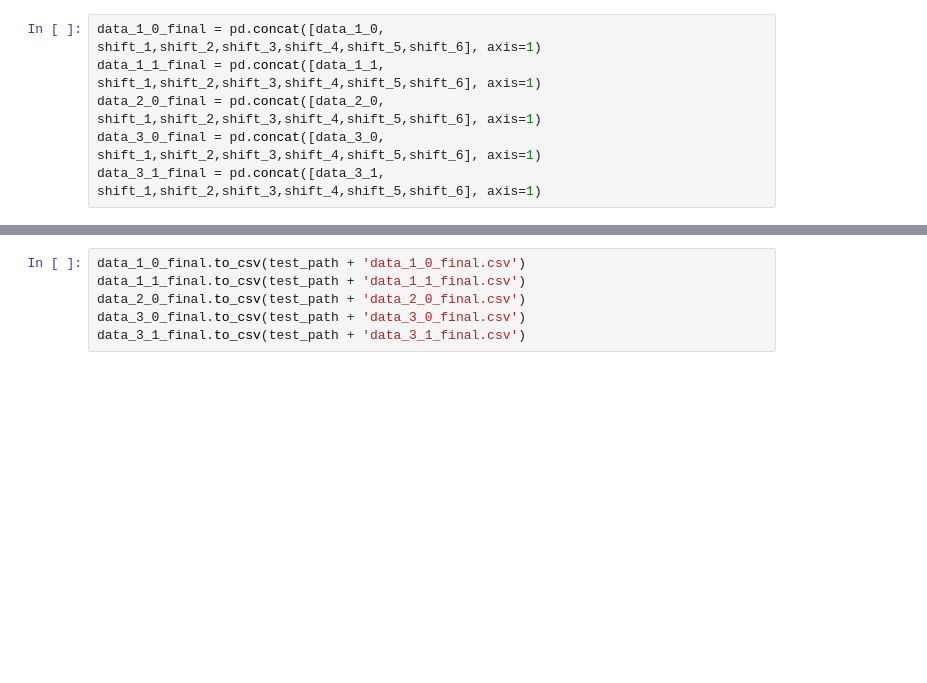
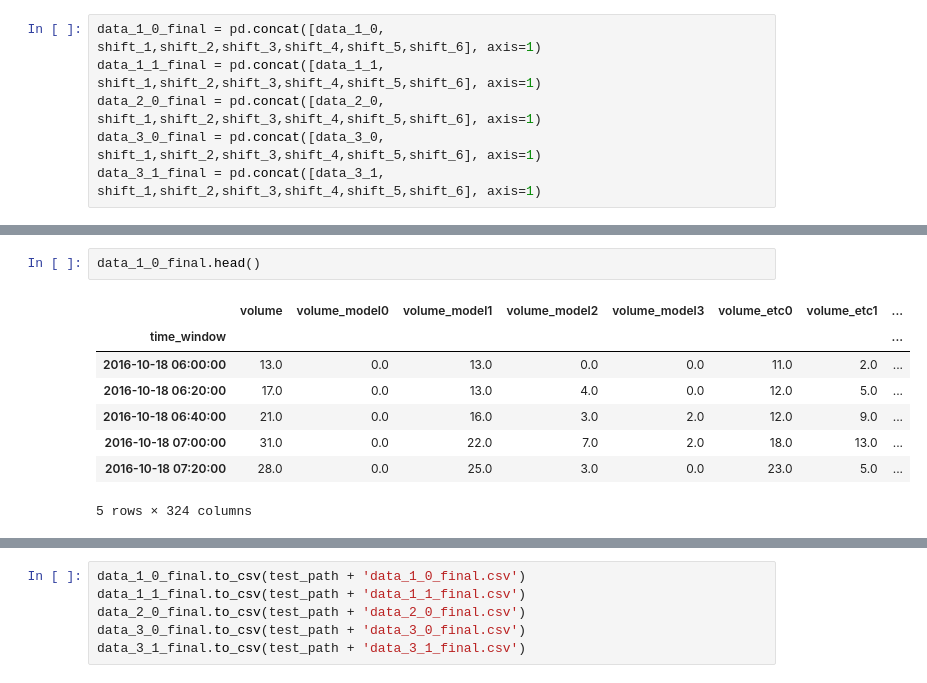
Before and after one commit to Gan-Jiang/KDD-CUP-2017, a Jupyter notebook: testset_processing.ipynb, the cells around one changed output, grey strips where cells are left out. Cells and saved outputs as stored; diff of their text form; blank space fills up the shorter version.

```diff
--- a/testset_processing.ipynb
+++ b/testset_processing.ipynb
@@ -282,0 +304,11 @@ memory usage: 212.6+ KB
+# %%
+data_1_0_final.head()
+# %% [output]
+|  | volume | volume_model0 | volume_model1 | volume_model2 | volume_model3 | volume_etc0 | volume_etc1 | ... |
+| time_window |  |  |  |  |  |  |  | ... |
+| 2016-10-18 06:00:00 | 13.0 | 0.0 | 13.0 | 0.0 | 0.0 | 11.0 | 2.0 | ... |
+| 2016-10-18 06:20:00 | 17.0 | 0.0 | 13.0 | 4.0 | 0.0 | 12.0 | 5.0 | ... |
+| 2016-10-18 06:40:00 | 21.0 | 0.0 | 16.0 | 3.0 | 2.0 | 12.0 | 9.0 | ... |
+| 2016-10-18 07:00:00 | 31.0 | 0.0 | 22.0 | 7.0 | 2.0 | 18.0 | 13.0 | ... |
+| 2016-10-18 07:20:00 | 28.0 | 0.0 | 25.0 | 3.0 | 0.0 | 23.0 | 5.0 | ... |
+5 rows × 324 columns
```
Also changed, not shown: parts of 9 cells of this notebook, 18 other files.
